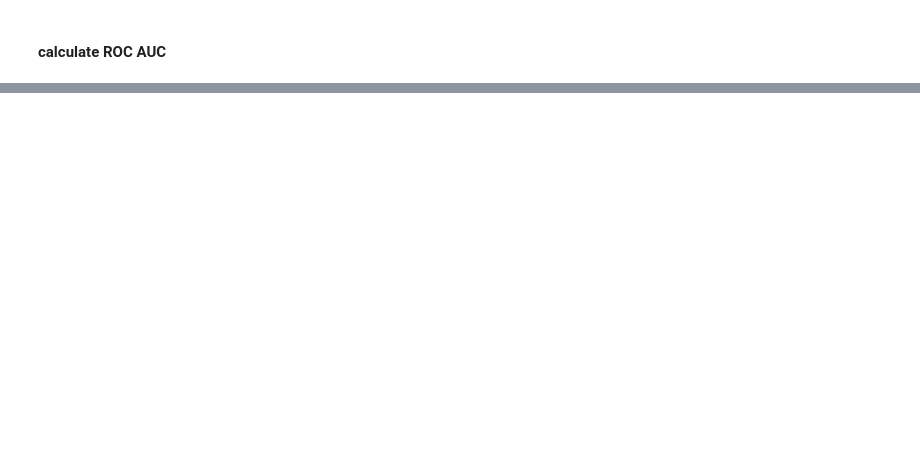
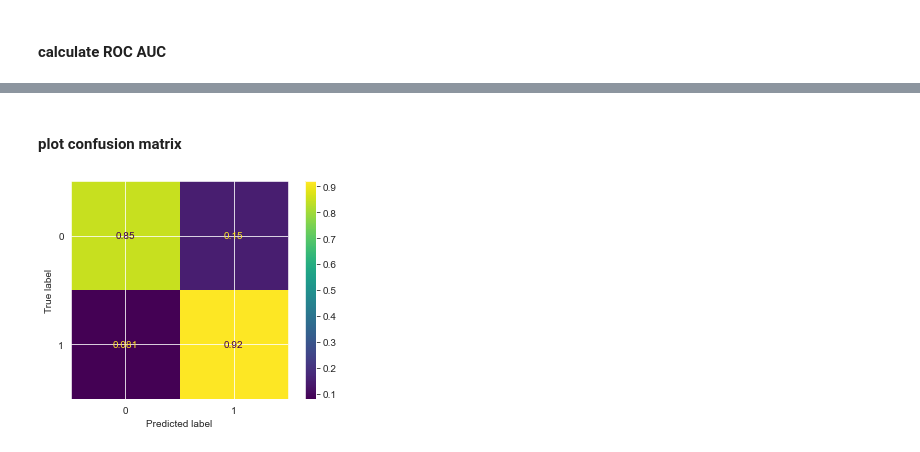
Before and after one commit to Zeth-Abney/Flatiron-school, a Jupyter notebook: phase-3/PROJECT/EDA/logistic_regression.ipynb, the cells around one changed output, grey strips where cells are left out. Cells and saved outputs as stored; diff of their text form; code cells hidden in the pictures; blank space fills up the shorter version.

```diff
--- a/phase-3/PROJECT/EDA/logistic_regression.ipynb
+++ b/phase-3/PROJECT/EDA/logistic_regression.ipynb
@@ -496,0 +518,3 @@ Training AUC: 0.9837459830105778
+# %%
+# load and clean validation set
+X_test, y_test = data_cleaner("../data/train.csv.zip")
@@ -496,0 +525,3 @@ Training AUC: 0.9837459830105778
+# %%
+logreg_SMOTENN_CV = LogisticRegressionCV(solver='liblinear',n_jobs=3)
+logreg_SMOTENN_CV.fit(X_smn,y_smn)
@@ -496,0 +541,8 @@ Training AUC: 0.9837459830105778
+# %% [markdown]
+#### plot confusion matrix
+# %%
+# plot confusion matrix
+plot_confusion_matrix(logreg_SMOTENN_CV,X_test,y_test,normalize='true')
+plt.show()
+# %% [output]
+[figure, added]
```
Also changed, not shown: parts of 41 cells of this notebook.
